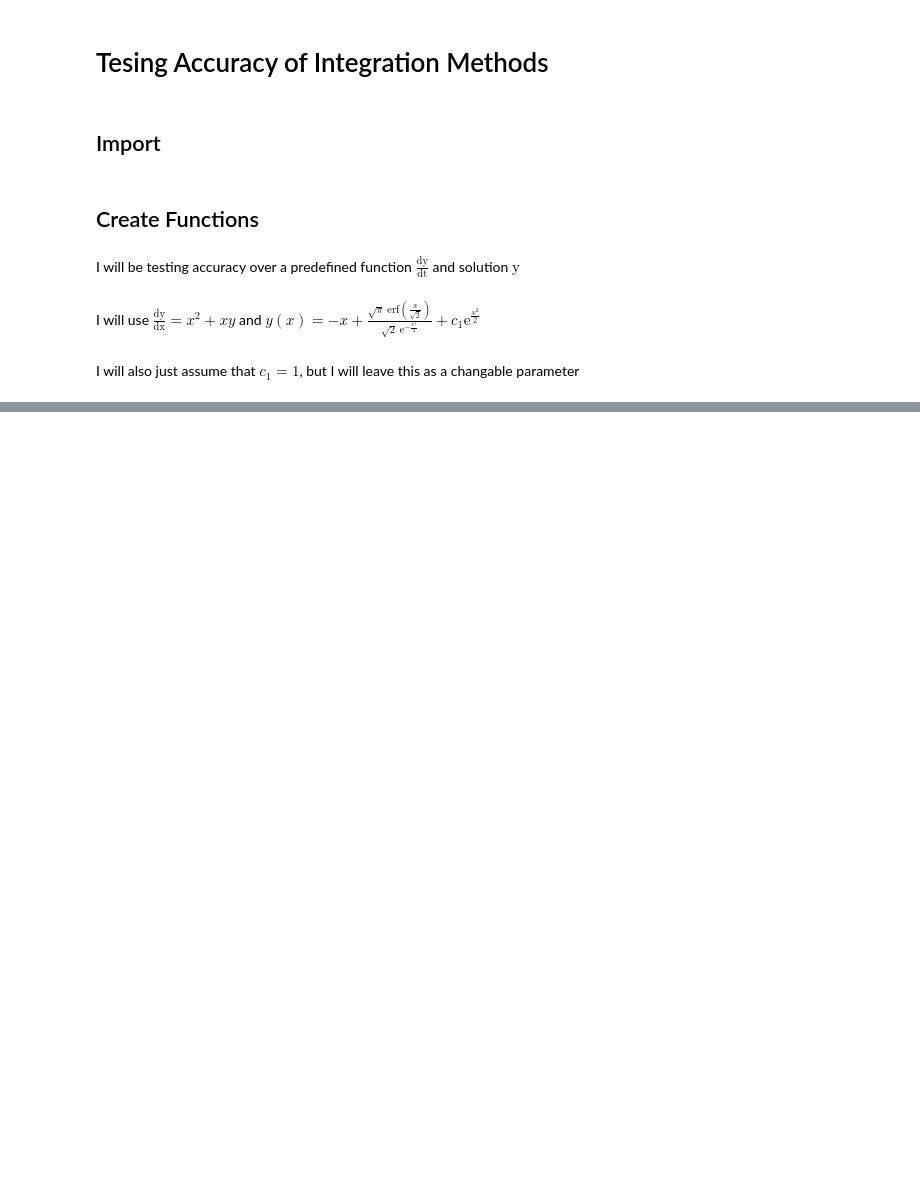
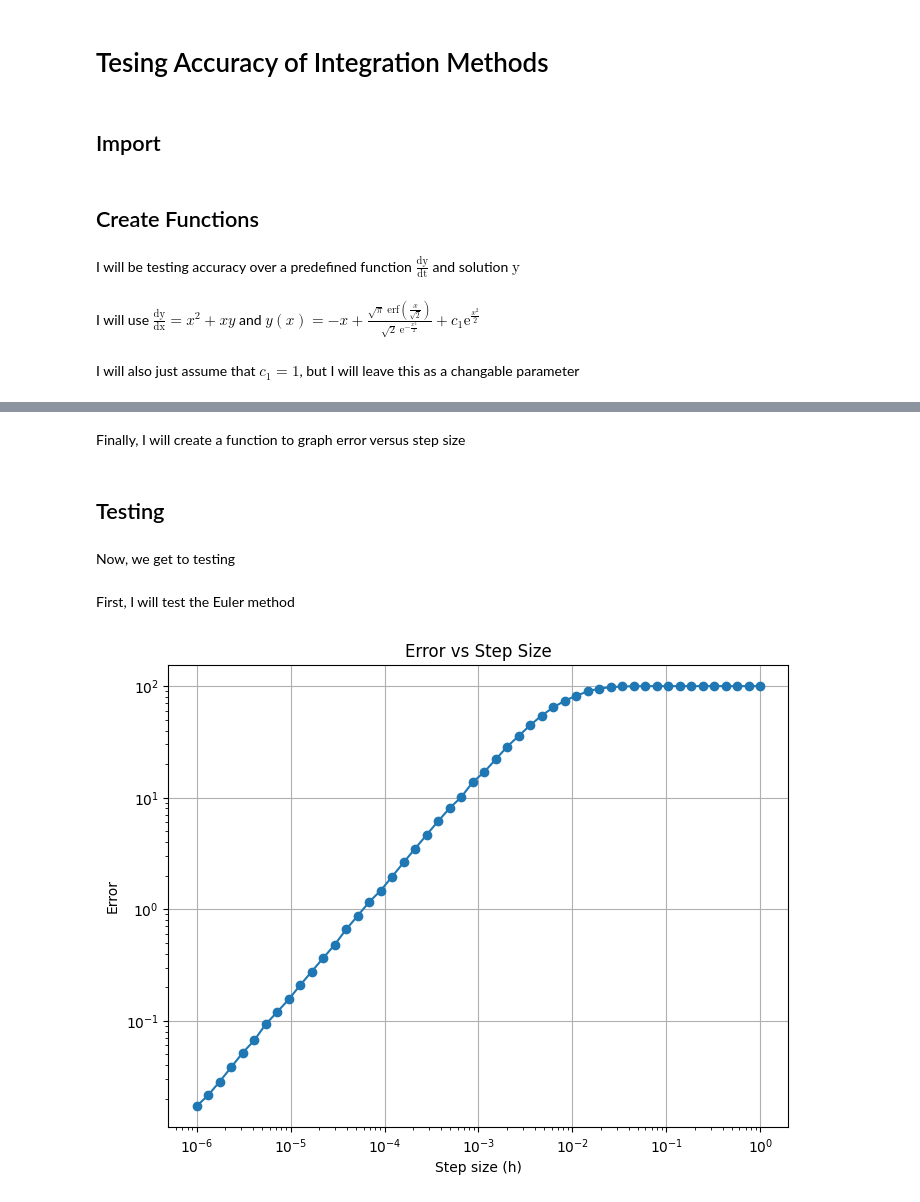
Before and after one commit to Felforge/integrator_suite, a Jupyter notebook: accuracy_testing.ipynb, the cells around one changed output, grey strips where cells are left out. Saved outputs shown, nothing was run; the diff lists cells and outputs as text; code cells hidden in the pictures; blank space fills up the shorter version.

```diff
--- a/accuracy_testing.ipynb
+++ b/accuracy_testing.ipynb
@@ -30,0 +35,3 @@ def solution(x, c_1=1):
+# %%
+def percent_error(actual, expected):
+    return abs((actual - expected) / expected) * 100
@@ -30,0 +40,28 @@ def solution(x, c_1=1):
+# %%
+def compute_error(method, x0, x_end, derivative, exact_solution, h=1e-6):
+    y0 = exact_solution(x0)
+    return percent_error(method(derivative, y0, x0, x_end, h), exact_solution(x_end) - exact_solution(x0))
+# %% [markdown]
+Finally, I will create a function to graph error versus step size
+# %%
+def plot_error_curve(method, x0, x_end, derivative, exact_solution):
+    steps = np.logspace(-6, 0, 50)[::-1]  # Decreasing steps from 1 to 1e-8
+    errors = [compute_error(method, x0, x_end, derivative, exact_solution, h) for h in steps]
+
+    plt.figure(figsize=(8, 6))
+    plt.loglog(steps, errors, '-o')
+    plt.grid(True)
+    plt.xlabel('Step size (h)')
+    plt.ylabel('Error')
+    plt.title('Error vs Step Size')
+    plt.show()
+# %% [markdown]
+## Testing
+# %% [markdown]
+Now, we get to testing
+# %% [markdown]
+First, I will test the Euler method
+# %%
+plot_error_curve(euler, 0, 10, derivative, solution)
+# %% [output]
+[figure, added]
```
Also changed, not shown: parts of 9 cells of this notebook, 1 other file.
